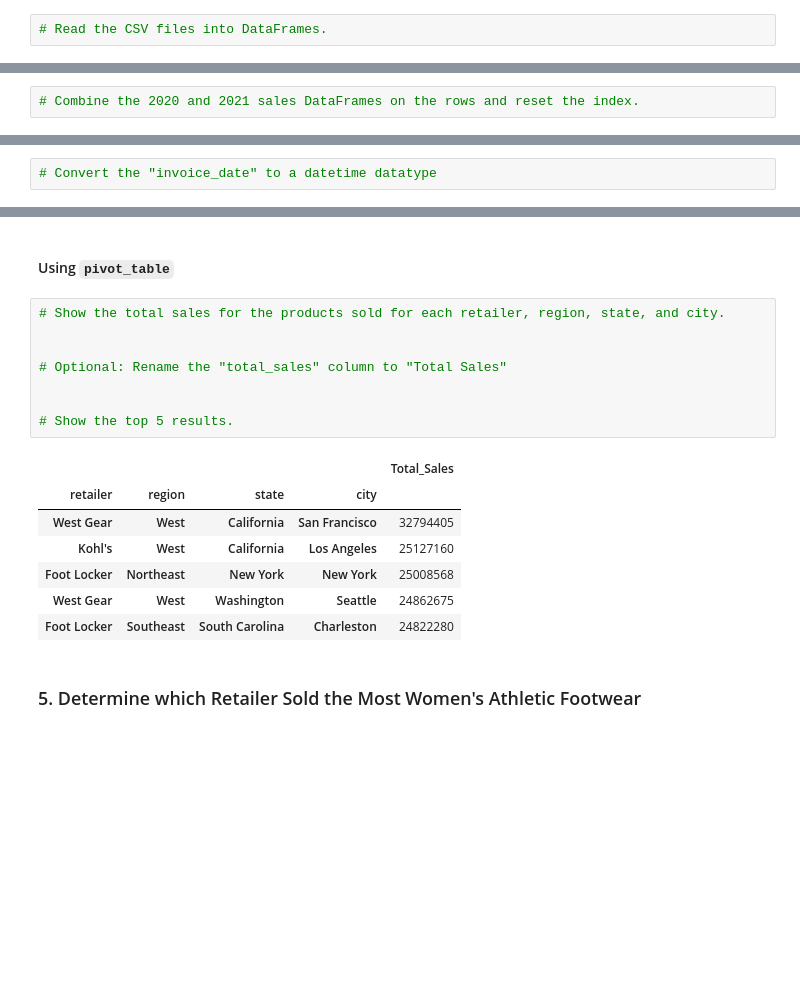
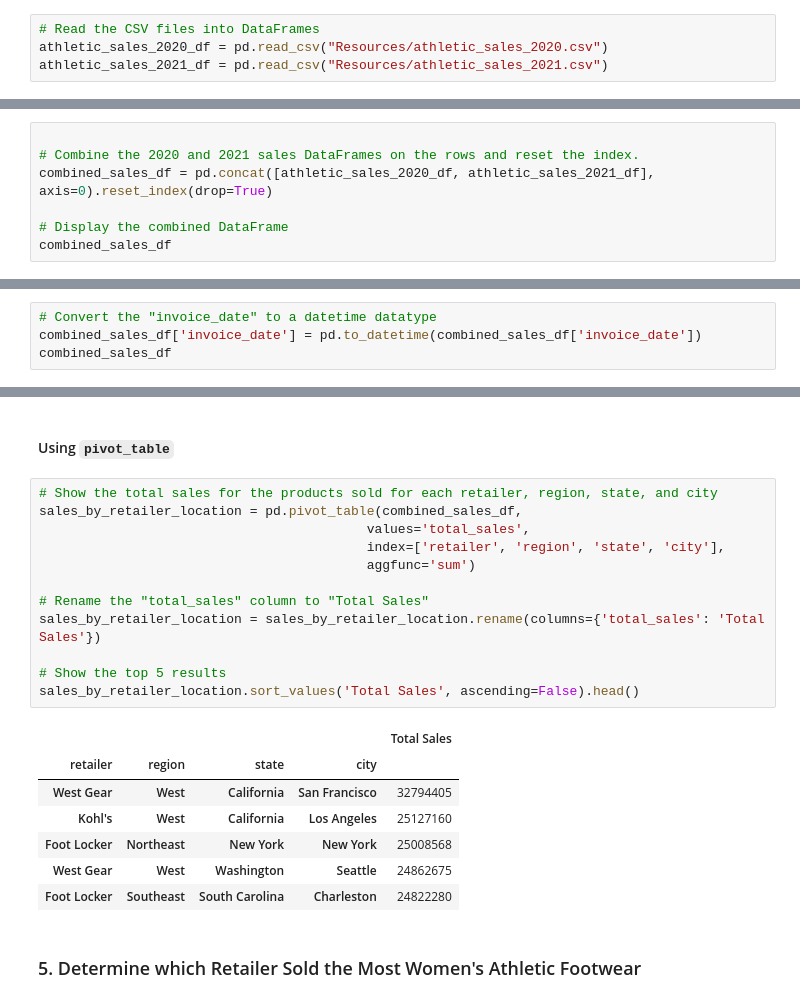
Before and after one commit to Cyberwolf7583/athletic_sales_analysis, a Jupyter notebook: starter code/05-Pandas-Data-Preparation-2/Starter_Code/athletic_sales_analysis.ipynb, the cells around one changed output, grey strips where cells are left out. Drawn from its saved outputs; the diff is of its cells as text; blank space fills up the shorter version.

```diff
--- a/starter code/05-Pandas-Data-Preparation-2/Starter_Code/athletic_sales_analysis.ipynb
+++ b/starter code/05-Pandas-Data-Preparation-2/Starter_Code/athletic_sales_analysis.ipynb
@@ -5,6 +5,8 @@ import pandas as pd
 ### 1. Combine and Clean the Data
 #### Import CSVs
 # %%
-# Read the CSV files into DataFrames.
+# Read the CSV files into DataFrames
+athletic_sales_2020_df = pd.read_csv("Resources/athletic_sales_2020.csv")
+athletic_sales_2021_df = pd.read_csv("Resources/athletic_sales_2021.csv")
 # %%
 # Display the 2020 sales DataFrame
@@ -87,7 +91,12 @@ memory usage: 782.6+ KB
 # %% [markdown]
 #### Combine the sales data by rows.
 # %%
+
 # Combine the 2020 and 2021 sales DataFrames on the rows and reset the index.
+combined_sales_df = pd.concat([athletic_sales_2020_df, athletic_sales_2021_df], axis=0).reset_index(drop=True)
+
+# Display the combined DataFrame
+combined_sales_df
 # %% [output]
 |  | retailer | retailer_id | invoice_date | region | state | city | product | price_per_unit | units_sold | ... |
 | 0 | Foot Locker | 1185732 | 1/1/20 | Northeast | New York | New York | Men's Street Footwear | 50 | 1200 | ... |
@@ -143,5 +148,7 @@ memory usage: 904.2+ KB
 # %%
 # Convert the "invoice_date" to a datetime datatype
+combined_sales_df['invoice_date'] = pd.to_datetime(combined_sales_df['invoice_date'])
+combined_sales_df
 # %% [output]
 |  | retailer | retailer_id | invoice_date | region | state | city | product | price_per_unit | units_sold | ... |
 | 0 | Foot Locker | 1185732 | 2020-01-01 | Northeast | New York | New York | Men's Street Footwear | 50 | 1200 | ... |
@@ -271,15 +276,19 @@ memory usage: 904.2+ KB
 # %% [markdown]
 #### Using `pivot_table`
 # %%
-# Show the total sales for the products sold for each retailer, region, state, and city.
+# Show the total sales for the products sold for each retailer, region, state, and city
+sales_by_retailer_location = pd.pivot_table(combined_sales_df,
+                                          values='total_sales',
+                                          index=['retailer', 'region', 'state', 'city'],
+                                          aggfunc='sum')
 
+# Rename the "total_sales" column to "Total Sales"
+sales_by_retailer_location = sales_by_retailer_location.rename(columns={'total_sales': 'Total Sales'})
 
-# Optional: Rename the "total_sales" column to "Total Sales"
-
-
-# Show the top 5 results.
+# Show the top 5 results
+sales_by_retailer_location.sort_values('Total Sales', ascending=False).head()
 # %% [output]
-|  |  |  |  | Total_Sales |
+|  |  |  |  | Total Sales |
 | retailer | region | state | city |  |
 | West Gear | West | California | San Francisco | 32794405 |
 | Kohl's | West | California | Los Angeles | 25127160 |
```
Also changed, not shown: parts of 18 cells of this notebook.
